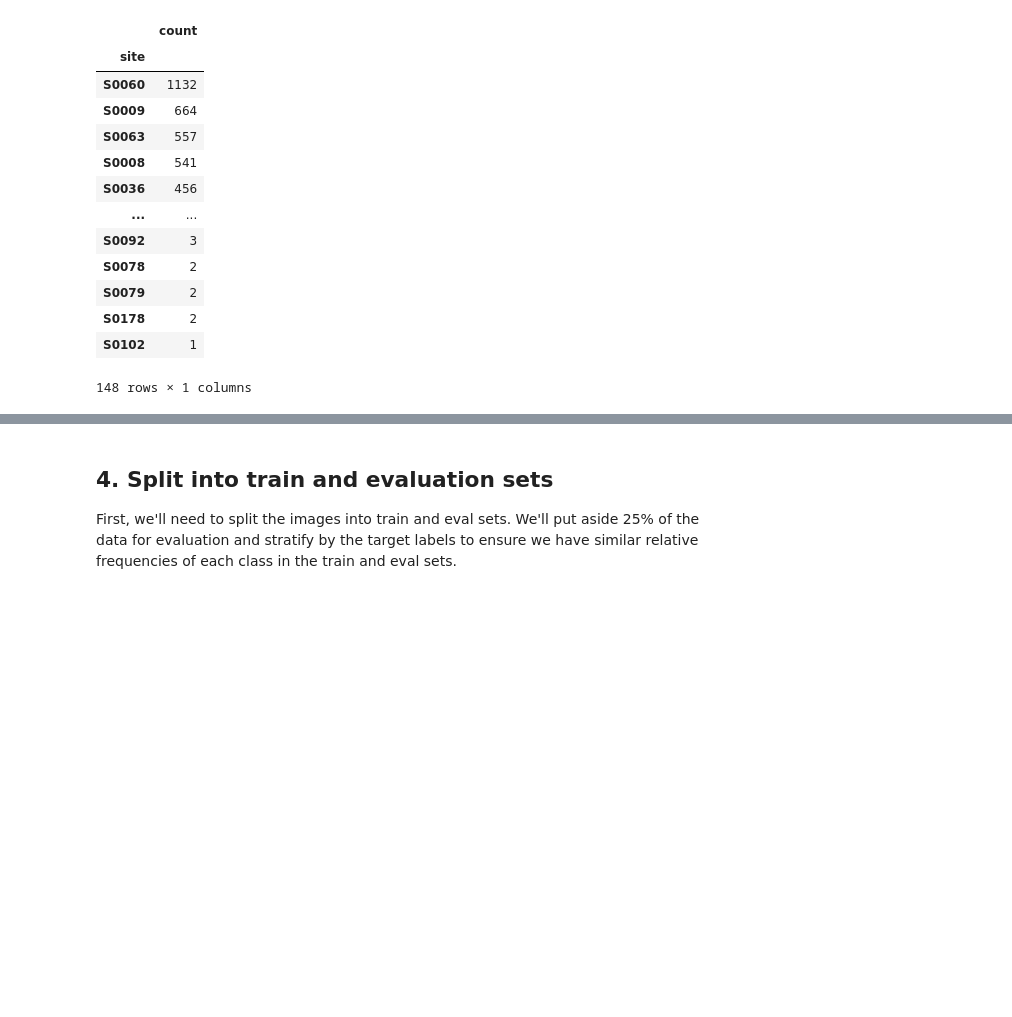
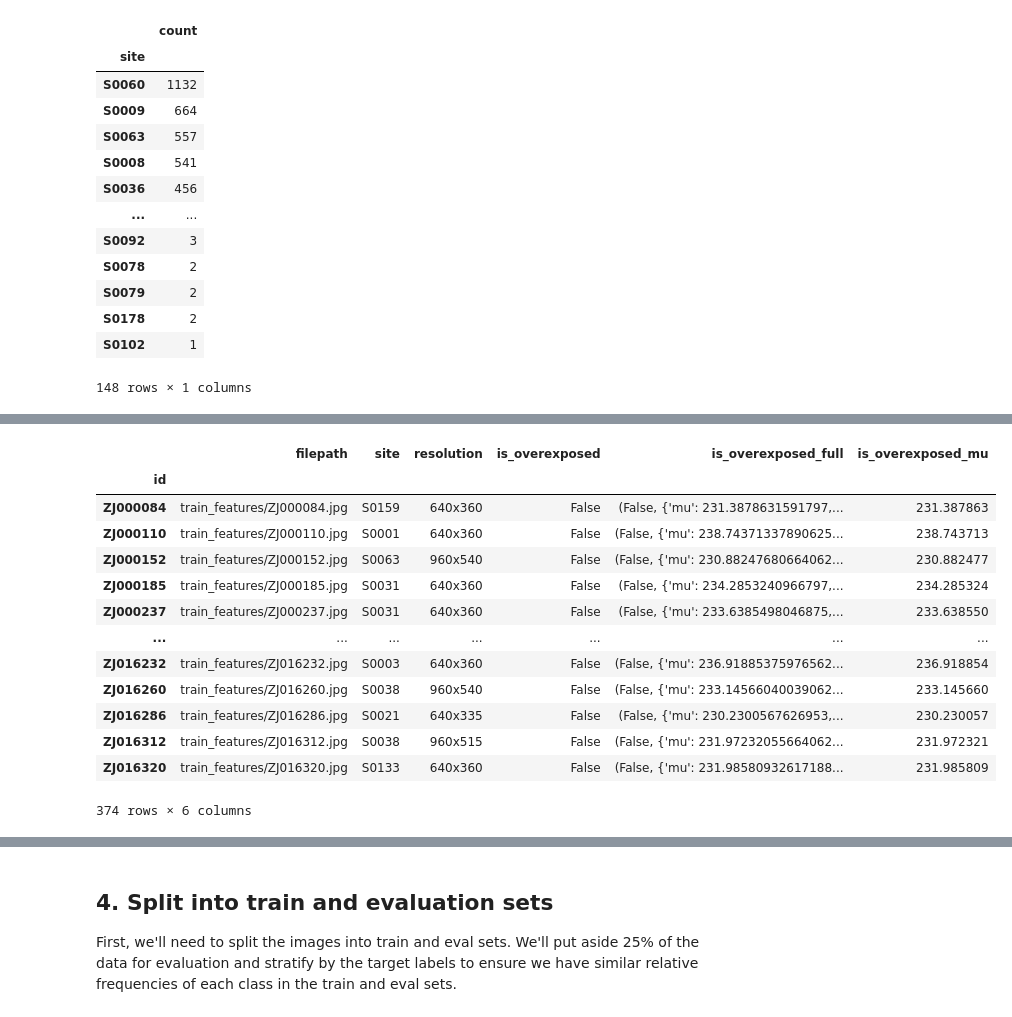
Before and after one commit to canonic-epicure/conservision, a Jupyter notebook: benchmark.ipynb, the cells around one changed output, grey strips where cells are left out. Saved outputs shown, nothing was run; the diff lists cells and outputs as text; code cells hidden in the pictures; blank space fills up the shorter version.

```diff
--- a/data/benchmark.ipynb
+++ b/benchmark.ipynb
@@ -192,0 +233,17 @@ sites
+# %%
+train_features[(train_features['is_overexposed_mu'] > 230) & (train_features['is_overexposed_mu'] < 240)]
+# %% [output]
+|  | filepath | site | resolution | is_overexposed | is_overexposed_full | is_overexposed_mu |
+| id |  |  |  |  |  |  |
+| ZJ000084 | train_features/ZJ000084.jpg | S0159 | 640x360 | False | (False, {'mu': 231.3878631591797,... | 231.387863 |
+| ZJ000110 | train_features/ZJ000110.jpg | S0001 | 640x360 | False | (False, {'mu': 238.74371337890625... | 238.743713 |
+| ZJ000152 | train_features/ZJ000152.jpg | S0063 | 960x540 | False | (False, {'mu': 230.88247680664062... | 230.882477 |
+| ZJ000185 | train_features/ZJ000185.jpg | S0031 | 640x360 | False | (False, {'mu': 234.2853240966797,... | 234.285324 |
+| ZJ000237 | train_features/ZJ000237.jpg | S0031 | 640x360 | False | (False, {'mu': 233.6385498046875,... | 233.638550 |
+| ... | ... | ... | ... | ... | ... | ... |
+| ZJ016232 | train_features/ZJ016232.jpg | S0003 | 640x360 | False | (False, {'mu': 236.91885375976562... | 236.918854 |
+| ZJ016260 | train_features/ZJ016260.jpg | S0038 | 960x540 | False | (False, {'mu': 233.14566040039062... | 233.145660 |
+| ZJ016286 | train_features/ZJ016286.jpg | S0021 | 640x335 | False | (False, {'mu': 230.2300567626953,... | 230.230057 |
+| ZJ016312 | train_features/ZJ016312.jpg | S0038 | 960x515 | False | (False, {'mu': 231.97232055664062... | 231.972321 |
+| ZJ016320 | train_features/ZJ016320.jpg | S0133 | 640x360 | False | (False, {'mu': 231.98580932617188... | 231.985809 |
+374 rows × 6 columns
```
Also changed, not shown: parts of 30 cells of this notebook, 2 other files.
